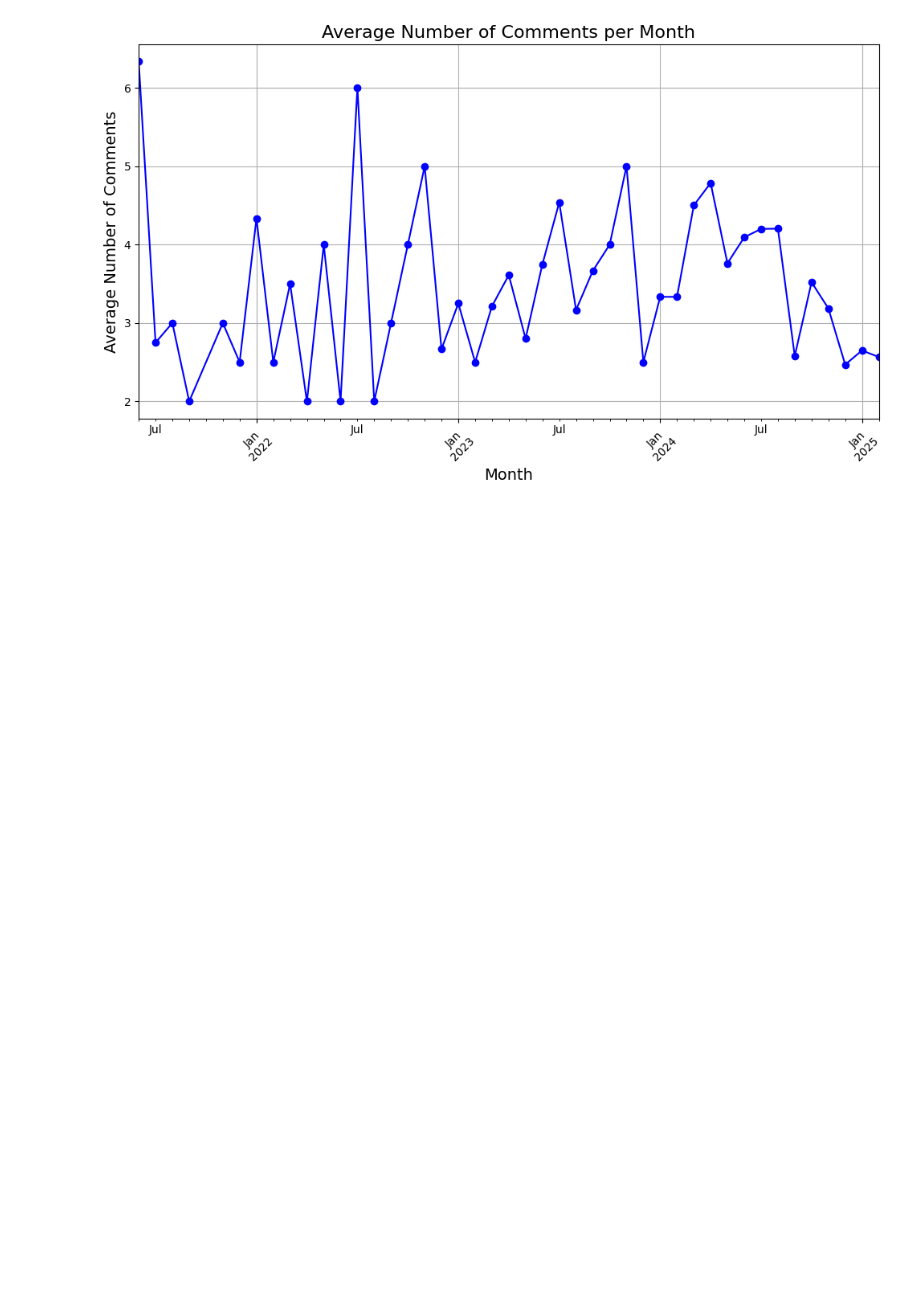
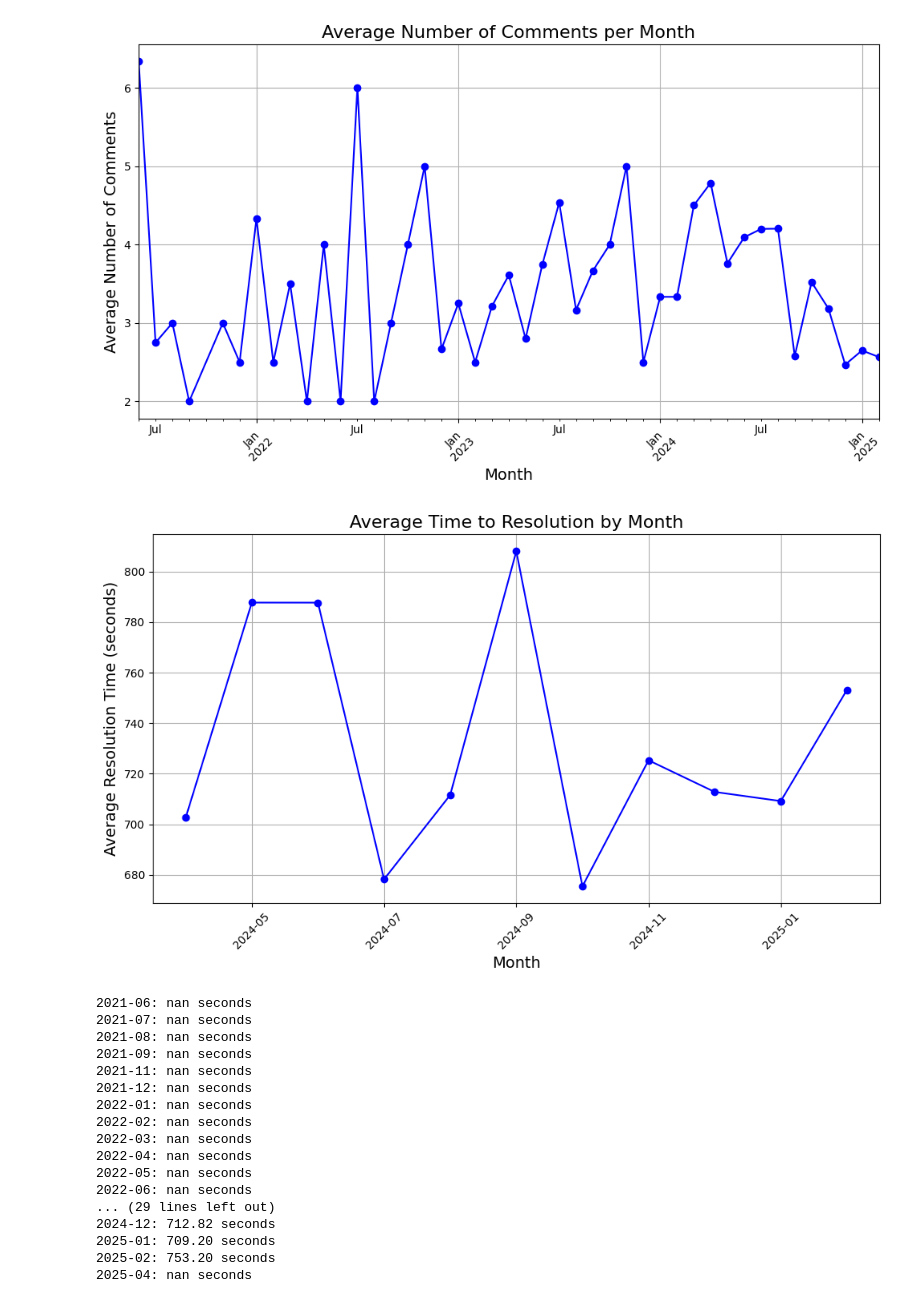
Before and after one commit to phomann13/AI-Case-Comp-2, a Jupyter notebook: data exploration/visualization.ipynb, the cells around one changed output. Drawn from its saved outputs; the diff is of its cells as text; code cells hidden in the pictures; blank space fills up the shorter version.

```diff
--- a/data exploration/visualization.ipynb
+++ b/data exploration/visualization.ipynb
@@ -80,8 +80,8 @@ column_mapping = {
     "Custom field ([CHART] Date of First Response)": "dateOfFirstResponse",
     # "comments": "comments"
 }
-df["comments"] = df["comments"].apply(json.loads)
+# df["comments"] = df["comments"].apply(json.loads)
 # Check the type of the first entry in 'comments'
-print(len(df.loc[0, 'comments']))
+# print(len(df.loc[0, 'comments']))
 # Rename the columns in the DataFrame
 df.rename(columns=column_mapping, inplace=True)
@@ -352,3 +349,51 @@ plt.tight_layout()
 plt.show()
 # %% [output]
 [figure]
+# %%
+# df['timeToResolution'].dropna(inplace=True)
+df['timeToResolution'] = pd.to_numeric(df['timeToResolution'], errors='coerce')
+
+# Convert created_date to datetime (if not already) and extract year-month
+df['created'] = pd.to_datetime(df['created'], errors='coerce')
+df['year_month'] = df['created'].dt.to_period('M').astype(str)  # Format: 'YYYY-MM'
+
+# Group by year-month and calculate mean resolution time
+avg_resolution_time = df.groupby('year_month')['timeToResolution'].mean()
+
+# Plot average resolution time trend
+plt.figure(figsize=(10, 6))
+avg_resolution_time.plot(kind='line', marker='o', color='b')
+
+# Add title and labels
+plt.title('Average Time to Resolution by Month', fontsize=16)
+plt.xlabel('Month', fontsize=14)
+plt.ylabel('Average Resolution Time (seconds)', fontsize=14)
+plt.grid(True)
+
+# Rotate x-axis labels
+plt.xticks(rotation=45)
+plt.tight_layout()
+plt.show()
+
+# Print the average resolution times
+for period, avg_time in avg_resolution_time.items():
+    print(f"{period}: {avg_time:.2f} seconds")
+# %% [output]
+[figure, added]
+2021-06: nan seconds
+2021-07: nan seconds
+2021-08: nan seconds
+2021-09: nan seconds
+2021-11: nan seconds
+2021-12: nan seconds
+2022-01: nan seconds
+2022-02: nan seconds
+2022-03: nan seconds
+2022-04: nan seconds
+2022-05: nan seconds
+2022-06: nan seconds
+... (29 lines left out)
+2024-12: 712.82 seconds
+2025-01: 709.20 seconds
+2025-02: 753.20 seconds
+2025-04: nan seconds
```
Also changed, not shown: parts of 5 cells of this notebook, 14 other files.
